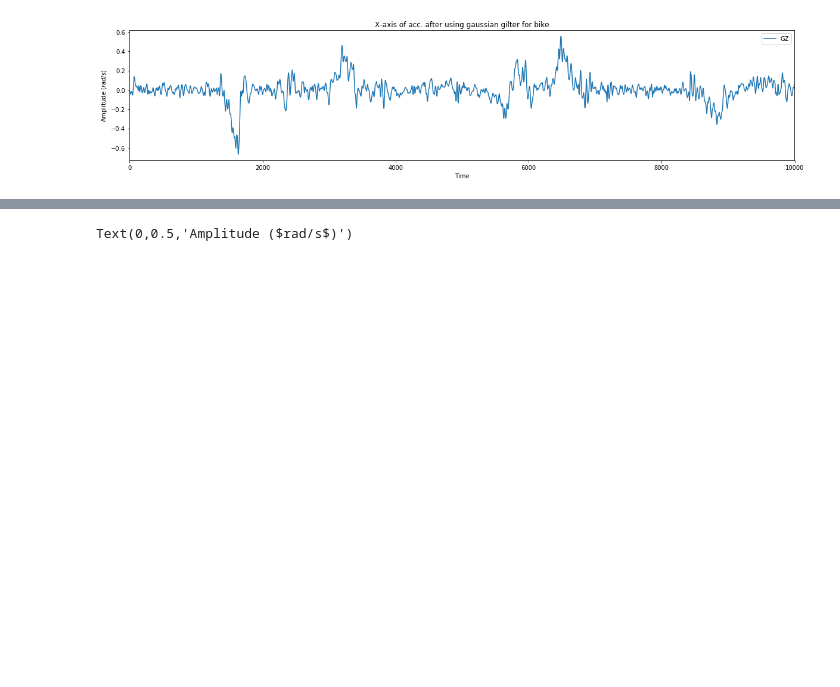
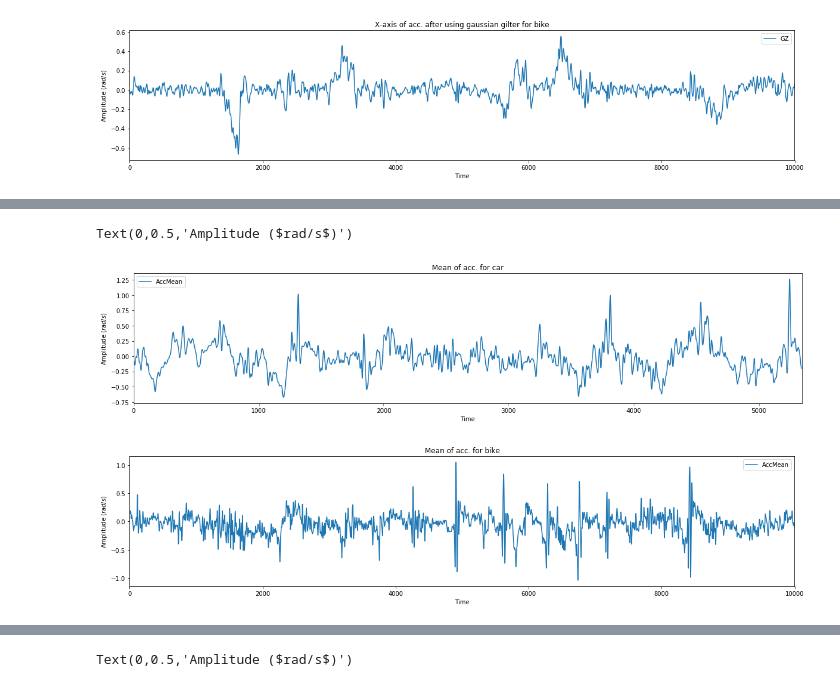
Before and after one commit to dhananjayece244/MTP, a Jupyter notebook: bike_and_car_pattern.ipynb, the cells around one changed output, grey strips where cells are left out. Cells and saved outputs as stored; diff of their text form; code cells hidden in the pictures; blank space fills up the shorter version.

```diff
--- a/bike_and_car_pattern.ipynb
+++ b/bike_and_car_pattern.ipynb
@@ -107,0 +140,11 @@ Text(0,0.5,'Amplitude ($rad/s$)')
+# %%
+df_car_smooth[['AccMean']].plot(figsize = (20,4), title = "Mean of acc. for car")
+plt.xlabel('Time')
+plt.ylabel('Amplitude ($rad/s$)')
+df_bike_smooth[['AccMean']].plot(figsize = (20,4), title = "Mean of acc. for bike")
+plt.xlabel('Time')
+plt.ylabel('Amplitude ($rad/s$)')
+# %% [output]
+Text(0,0.5,'Amplitude ($rad/s$)')
+[figure, added]
+[figure, added]
```
Also changed, not shown: parts of 12 cells of this notebook, 38 other files.
